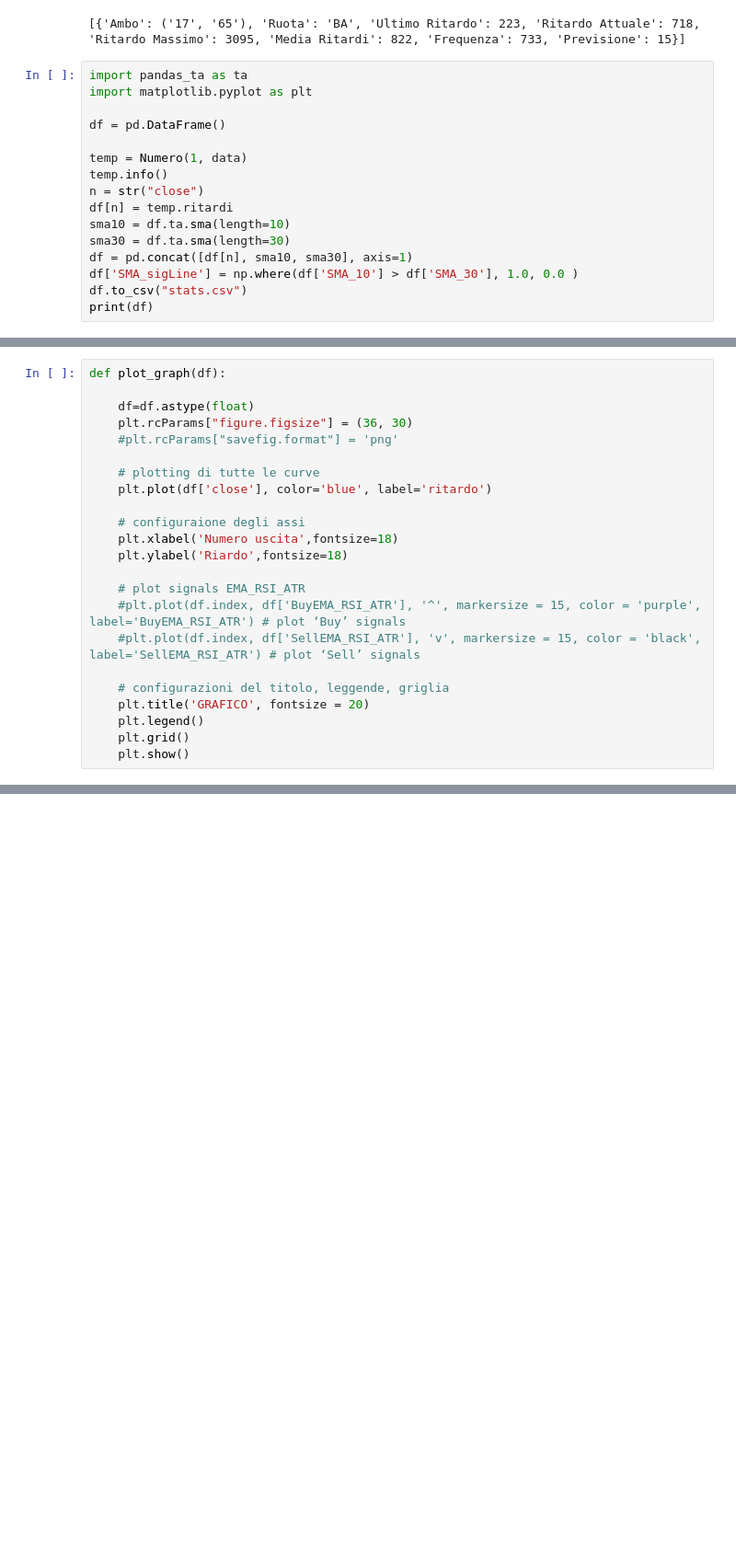
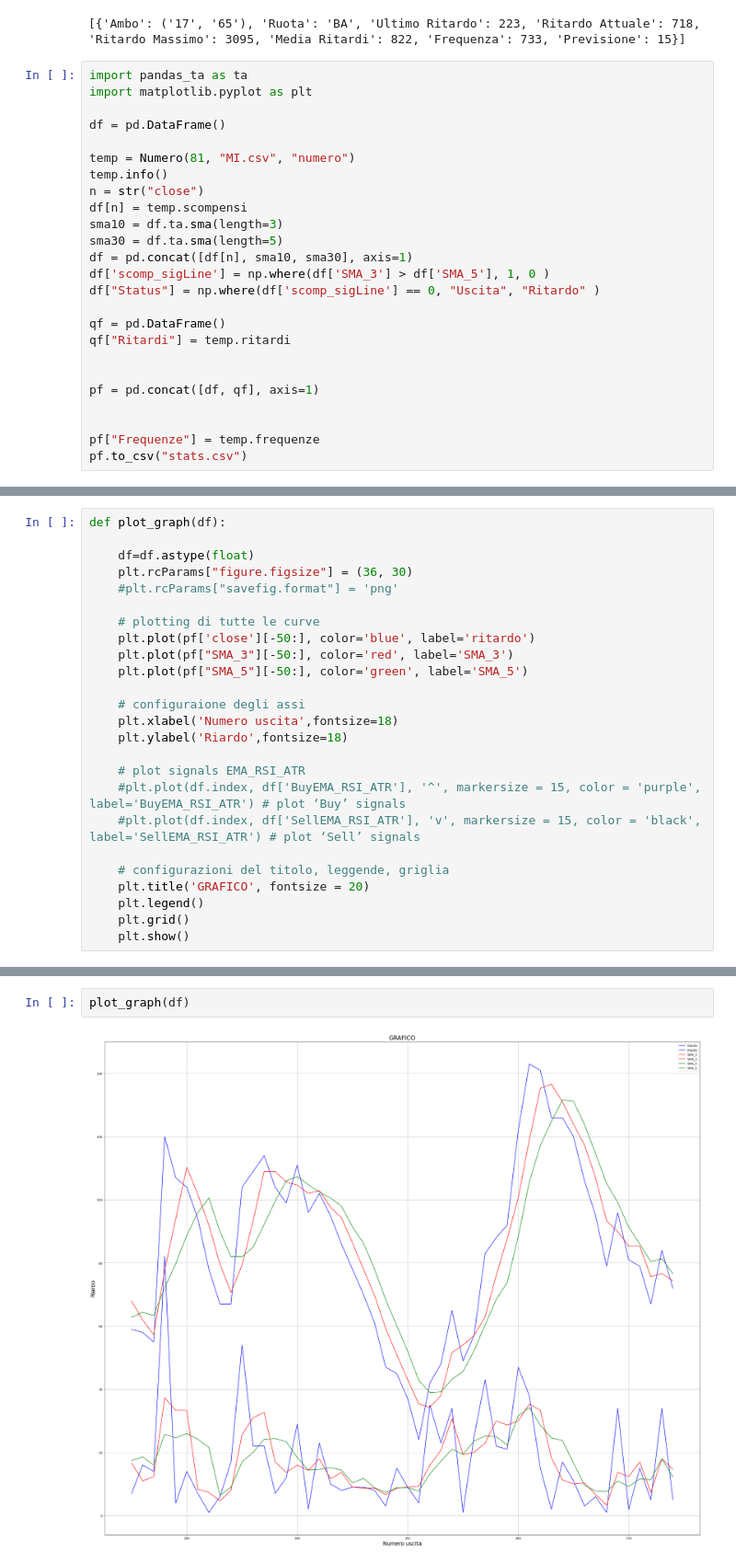
Before and after one commit to OnizukaPy/EstrazioniLotto, a Jupyter notebook: Lotto.ipynb, the cells around one changed output, grey strips where cells are left out. Shown at 92% size. Saved outputs shown, nothing was run; the diff lists cells and outputs as text; blank space fills up the shorter version.

```diff
--- a/Lotto.ipynb
+++ b/Lotto.ipynb
@@ -229,13 +253,22 @@ import matplotlib.pyplot as plt
 
 df = pd.DataFrame()
 
-temp = Numero(1, data)
+temp = Numero(81, "MI.csv", "numero")
 temp.info()
 n = str("close")
-df[n] = temp.ritardi
-sma10 = df.ta.sma(length=10)
-sma30 = df.ta.sma(length=30)
+df[n] = temp.scompensi
+sma10 = df.ta.sma(length=3)
+sma30 = df.ta.sma(length=5)
 df = pd.concat([df[n], sma10, sma30], axis=1)
-df['SMA_sigLine'] = np.where(df['SMA_10'] > df['SMA_30'], 1.0, 0.0 )
-df.to_csv("stats.csv")
-print(df)
+df['scomp_sigLine'] = np.where(df['SMA_3'] > df['SMA_5'], 1, 0 )
+df["Status"] = np.where(df['scomp_sigLine'] == 0, "Uscita", "Ritardo" )
+
+qf = pd.DataFrame()
+qf["Ritardi"] = temp.ritardi
+
+
+pf = pd.concat([df, qf], axis=1)
+
+
+pf["Frequenze"] = temp.frequenze
+pf.to_csv("stats.csv")
@@ -262,7 +300,9 @@ def plot_graph(df):
     #plt.rcParams["savefig.format"] = 'png'
 
     # plotting di tutte le curve
-    plt.plot(df['close'], color='blue', label='ritardo')
+    plt.plot(pf['close'][-50:], color='blue', label='ritardo')
+    plt.plot(pf["SMA_3"][-50:], color='red', label='SMA_3')
+    plt.plot(pf["SMA_5"][-50:], color='green', label='SMA_5')
 
     # configuraione degli assi
     plt.xlabel('Numero uscita',fontsize=18)
@@ -281,0 +320,4 @@ def plot_graph(df):
+# %%
+plot_graph(df)
+# %% [output]
+[figure, added]
```
Also changed, not shown: parts of 9 cells of this notebook.
